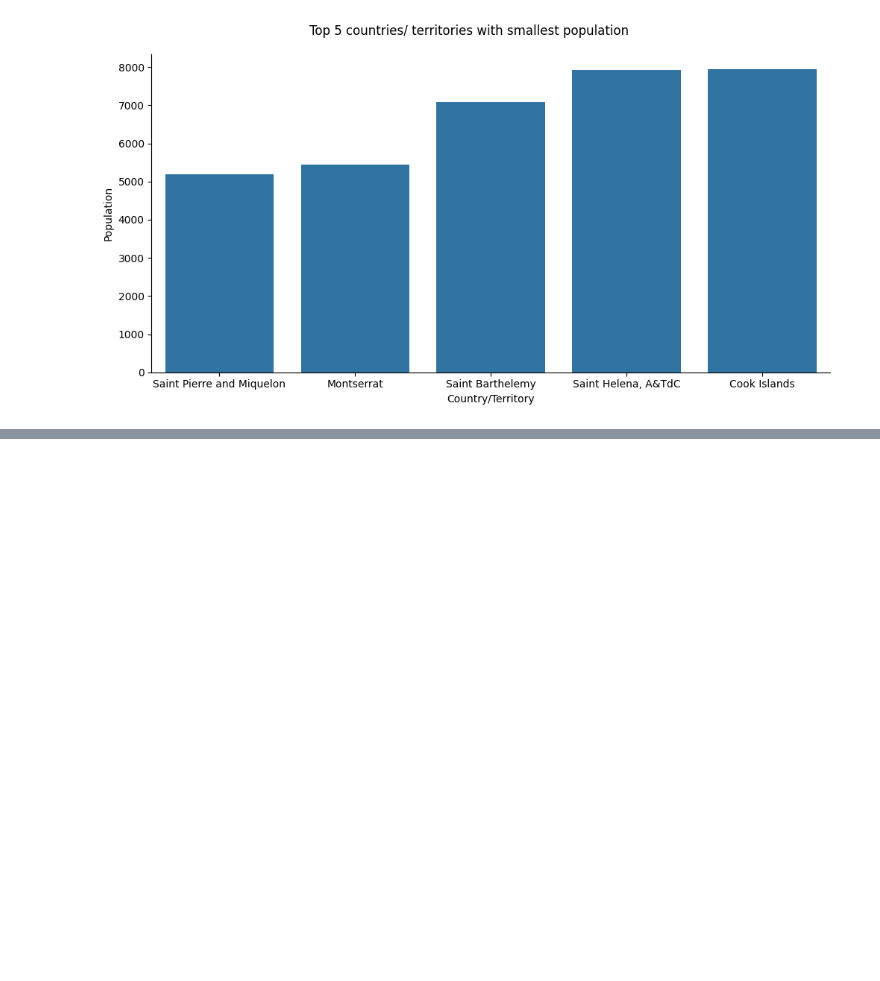
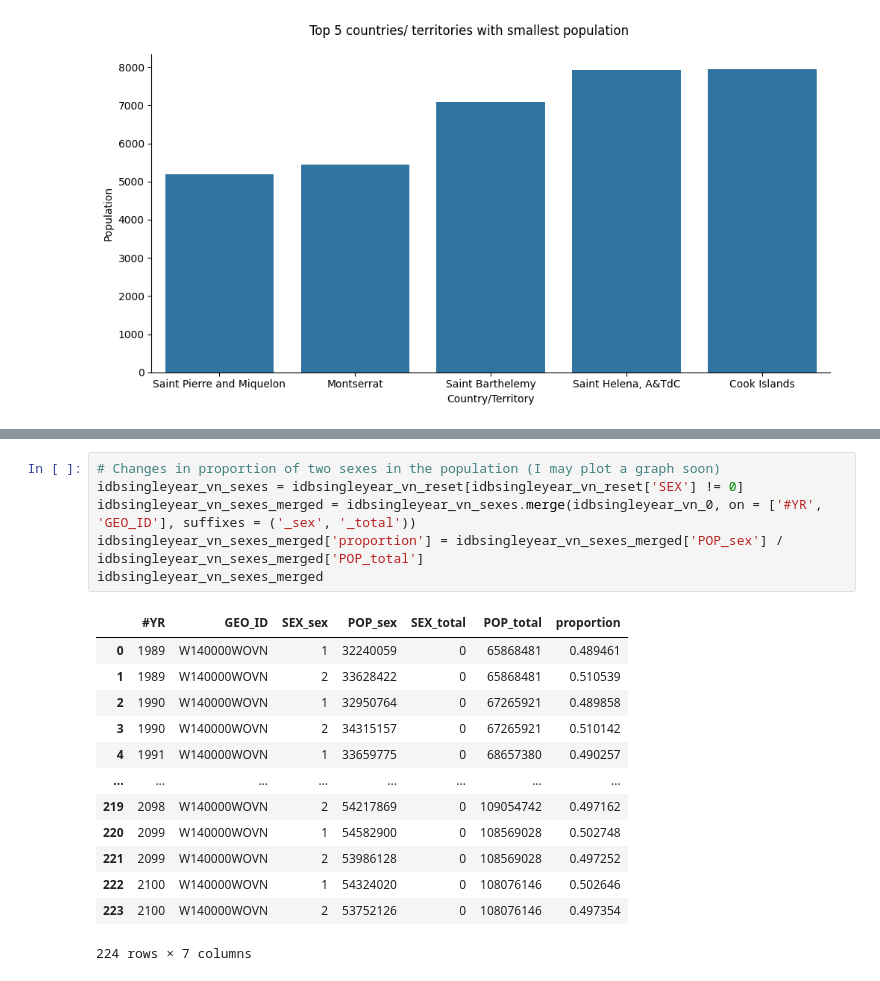
Before and after one commit to thaianle/international-database, a Jupyter notebook: idbsingleyear-python.ipynb, the cells around one changed output, grey strips where cells are left out. Drawn from its saved outputs; the diff is of its cells as text; blank space fills up the shorter version.

```diff
--- a/idbsingleyear-python.ipynb
+++ b/idbsingleyear-python.ipynb
@@ -173,0 +211,20 @@ Text(0.5, 1.05, 'Top 5 countries/ territories with smallest population')
+# %%
+# Changes in proportion of two sexes in the population (I may plot a graph soon)
+idbsingleyear_vn_sexes = idbsingleyear_vn_reset[idbsingleyear_vn_reset['SEX'] != 0]
+idbsingleyear_vn_sexes_merged = idbsingleyear_vn_sexes.merge(idbsingleyear_vn_0, on = ['#YR', 'GEO_ID'], suffixes = ('_sex', '_total'))
+idbsingleyear_vn_sexes_merged['proportion'] = idbsingleyear_vn_sexes_merged['POP_sex'] / idbsingleyear_vn_sexes_merged['POP_total']
+idbsingleyear_vn_sexes_merged
+# %% [output]
+|  | #YR | GEO_ID | SEX_sex | POP_sex | SEX_total | POP_total | proportion |
+| 0 | 1989 | W140000WOVN | 1 | 32240059 | 0 | 65868481 | 0.489461 |
+| 1 | 1989 | W140000WOVN | 2 | 33628422 | 0 | 65868481 | 0.510539 |
+| 2 | 1990 | W140000WOVN | 1 | 32950764 | 0 | 67265921 | 0.489858 |
+| 3 | 1990 | W140000WOVN | 2 | 34315157 | 0 | 67265921 | 0.510142 |
+| 4 | 1991 | W140000WOVN | 1 | 33659775 | 0 | 68657380 | 0.490257 |
+| ... | ... | ... | ... | ... | ... | ... | ... |
+| 219 | 2098 | W140000WOVN | 2 | 54217869 | 0 | 109054742 | 0.497162 |
+| 220 | 2099 | W140000WOVN | 1 | 54582900 | 0 | 108569028 | 0.502748 |
+| 221 | 2099 | W140000WOVN | 2 | 53986128 | 0 | 108569028 | 0.497252 |
+| 222 | 2100 | W140000WOVN | 1 | 54324020 | 0 | 108076146 | 0.502646 |
+| 223 | 2100 | W140000WOVN | 2 | 53752126 | 0 | 108076146 | 0.497354 |
+224 rows × 7 columns
```
Also changed, not shown: parts of 3 cells of this notebook.
